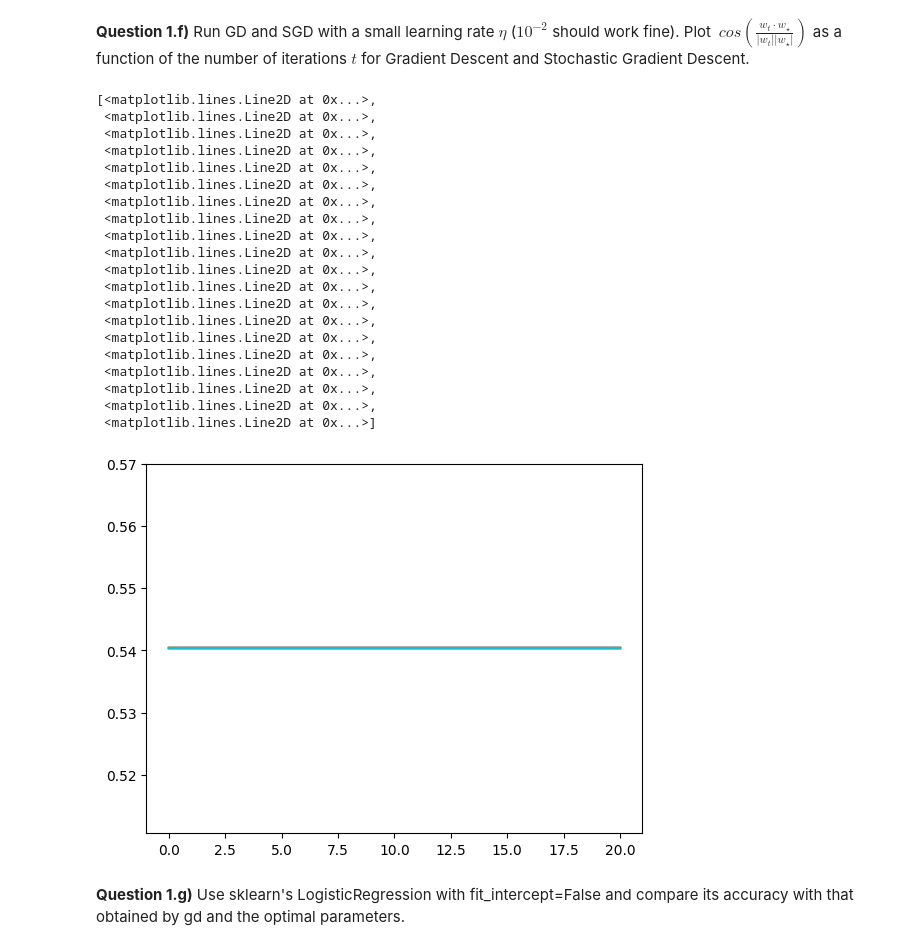
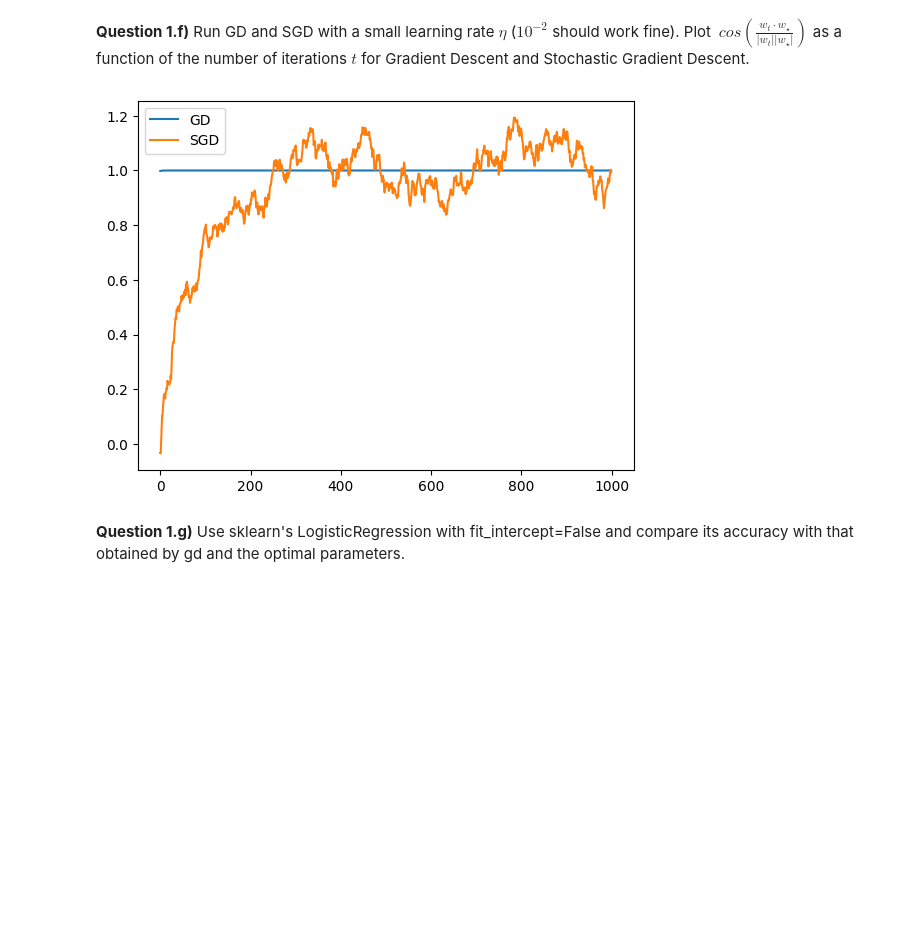
Before and after one commit to davidomanovic/Machine-Learning, a Jupyter notebook: Logistic Regression LASSO/exercise_4 (1).ipynb, the cells around one changed output. Saved outputs shown, nothing was run; the diff lists cells and outputs as text; code cells hidden in the pictures; blank space fills up the shorter version.

```diff
--- a/Logistic Regression LASSO/exercise_4 (1).ipynb
+++ b/Logistic Regression LASSO/exercise_4 (1).ipynb
@@ -43,2 +27,9 @@ print(y)
+# %%
+n = 100
+d = 2
+
+w_opt = np.random.normal(size=d)
+X     = np.random.normal(size=(n,d))
+y     = 2 * np.random.binomial(1,sigmoid(X @ w_opt)) - 1.0
 # %% [markdown]
 **Question 1.c)** Verify that sigmoid(x) = 1-sigmoid(x)
@@ -56,2 +44,16 @@ def grad(X, y, w, lr):
+# %%
+def gradient_step_logistic(X, y, w_, lr=0.01):
+    """One step gradient descent for logistic regression"""
+    #return w - lr * np.einsum('ij,j->i', X.T,(sigmoid(y * (X @ w)) - 1.0)*y)
+    return w_ - lr * (X.T@((sigmoid(y*(X@w_))-1)*y))
+
+def gradient_descent_logistic(X, y, w_init, lr=0.01, n_iter=100):
+    """Gradient descent for logistic regression with multiple iterations"""
+    w = w_init
+    ws = []
+    for i in range(n_iter):
+        w = gradient_step_logistic(X, y, w, lr) #gradient of logistic loss with y = -1 or y = 1
+        ws.append(w)
+    return ws
 # %% [markdown]
 **Question 1.e)** Implement stochastic gradient descent using the gradient step function used in the previous question. Hint: you should apply the gradient step function only on a random subset of the data at each iteration.
@@ -67,35 +60,23 @@ def stochastic_grad(X, y, w, lr, t):
+# %%
+def stochastic_gradient_descent_logistic(X, y, w_init, lr=0.01, n_iter=100, batch_size = 10):
+    w = w_init
+    ws = []
+    for i in range(n_iter):
+        indices = np.random.randint(0, X.shape[0], size=batch_size)
+        w = gradient_step_logistic(X[indices], y[indices], w, lr)
+        ws.append(w)
+    return ws
 # %% [markdown]
 **Question 1.f)** Run GD and SGD with a small learning rate $\eta$ ($10^{-2}$ should work fine). Plot $\ cos (\frac{w_t \cdot w_{\star}}{\vert{w_t}\vert\vert{w_{\star}\vert}})$ as a function of the number of iterations $t$ for Gradient Descent and Stochastic Gradient Descent.
-# %%
-eta = 10**(-2)
-t = 20
-w_t = grad(M, y, w_opt, eta)
-w_star = stochastic_grad(M, y, w_opt, eta, t)
-iterations = np.linspace(0,t, w_t.shape[0])
-cosine = lambda w_t, w_star: np.cos((w_t*w_star) / (np.abs(w_t)*np.abs(w_star)))
-
-plt.plot(iterations, cosine(w_t,w_star))
-# %% [output]
-[<matplotlib.lines.Line2D at 0x...>,
- <matplotlib.lines.Line2D at 0x...>,
- <matplotlib.lines.Line2D at 0x...>,
- <matplotlib.lines.Line2D at 0x...>,
- <matplotlib.lines.Line2D at 0x...>,
- <matplotlib.lines.Line2D at 0x...>,
- <matplotlib.lines.Line2D at 0x...>,
- <matplotlib.lines.Line2D at 0x...>,
- <matplotlib.lines.Line2D at 0x...>,
- <matplotlib.lines.Line2D at 0x...>,
- <matplotlib.lines.Line2D at 0x...>,
- <matplotlib.lines.Line2D at 0x...>,
- <matplotlib.lines.Line2D at 0x...>,
- <matplotlib.lines.Line2D at 0x...>,
- <matplotlib.lines.Line2D at 0x...>,
- <matplotlib.lines.Line2D at 0x...>,
- <matplotlib.lines.Line2D at 0x...>,
- <matplotlib.lines.Line2D at 0x...>,
- <matplotlib.lines.Line2D at 0x...>,
- <matplotlib.lines.Line2D at 0x...>]
-[figure, removed]
+# %%
+ws_gd  = gradient_descent_logistic(X, y, np.zeros(d), lr=1e-2, n_iter=1000)
+ws_sgd = stochastic_gradient_descent_logistic(X, y, np.zeros(d), lr=1e-2, n_iter=1000)
+
+plt.plot(ws_gd @ w_opt / (np.linalg.norm(ws_gd, axis=1)* np.linalg.norm(w_opt)), label='GD')
+plt.plot(ws_sgd @ w_opt / (np.linalg.norm(ws_gd, axis=1)* np.linalg.norm(w_opt)), label='SGD')
+plt.legend()
+plt.show()
+# %% [output]
+[figure, added]
 # %% [markdown]
 **Question 1.g)** Use sklearn's LogisticRegression with fit_intercept=False and compare its accuracy with that obtained by gd and the optimal parameters.
```
Also changed, not shown: parts of 36 cells of this notebook.
